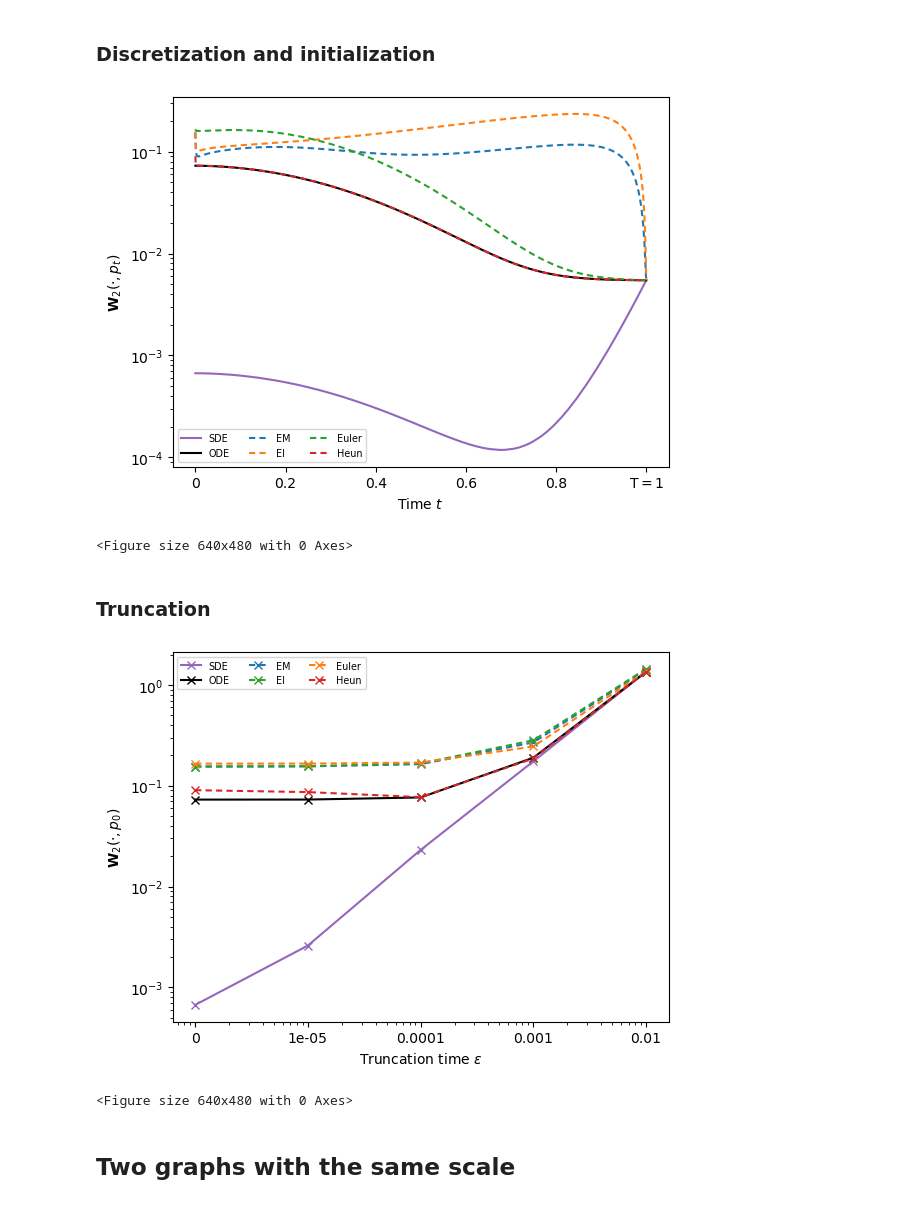
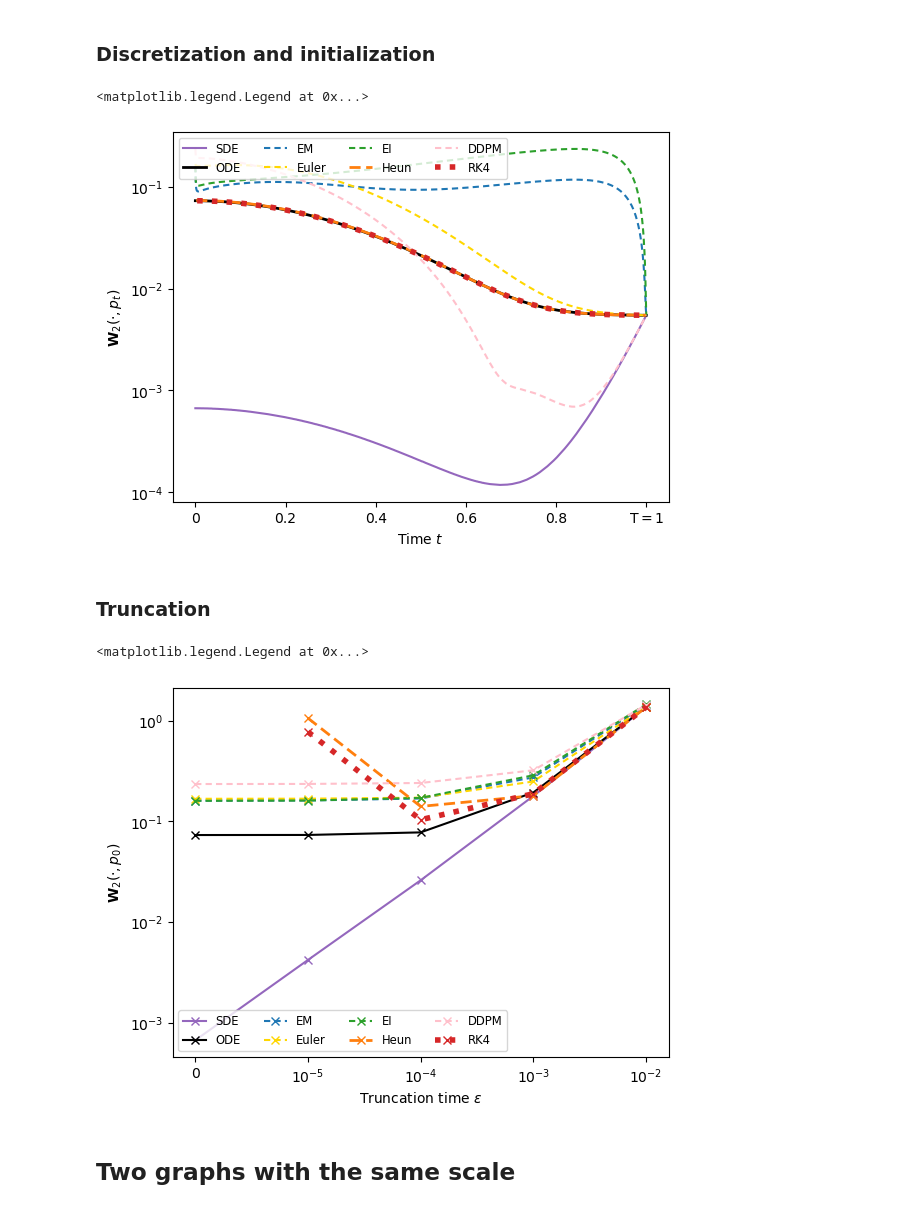
Before and after one commit to emilePi/Diffusion-models-for-Gaussian-distributions-Exact-solutions-and-Wasserstein-errors, a Jupyter notebook: code/Gaussian_diffusion_W2.ipynb, the cells around one changed output. Cells and saved outputs as stored; diff of their text form; code cells hidden in the pictures.

```diff
--- a/code/Gaussian_diffusion_W2.ipynb
+++ b/code/Gaussian_diffusion_W2.ipynb
@@ -378,8 +507,10 @@ Bellow, the code to plot the Figure 1 of [ [ 1 ] ](#ref1) showing the Wasserstei
 ### Discretization and initialization
 # %%
 T = 1
-N = 1000
-tk = np.array([T*k/(N-1) for k in range(N)])
+NFE = 1000
+tk = np.array([T*k/(NFE-1) for k in range(NFE)])
+tk_Heun = np.array([T*k/(NFE//2-1) for k in range(NFE//2)])
+tk_RK4 = np.array([T*k/(NFE//4-1) for k in range(NFE//4)])
 
 
 W2_SDE = [W2(lamb_SDE_t(lamb,T-t),lamb_Sigma_t(lamb,T-t)) for t in tk]
@@ -387,33 +518,38 @@ W2_SDE.reverse()
 W2_ODE = [W2(lamb_ODE_t(lamb,T-t),lamb_Sigma_t(lamb,T-t)) for t in tk]
 W2_ODE.reverse()
 
-plt.semilogy(tk,W2_SDE,'-',label='SDE',color='tab:purple')
-plt.semilogy(tk,W2_ODE,'-',label='ODE',color='k')
 
 das = (3,2)
-plt.semilogy(tk,W2_EM(N,lamb),'--',label='EM',dashes=das,color='C0')
-plt.semilogy(tk,W2_EI(N,lamb),'--',label='EI',dashes=das,color='tab:green')
-plt.semilogy(tk,W2_Euler(N,lamb),'--',label='Euler',dashes=das,color='tab:orange')
-plt.semilogy(tk,W2_Heun(N,lamb),'--',label='Heun',dashes=das,color='tab:red')
+#das_RK4 = (3,4)
+plt.semilogy(tk,W2_SDE,'-',label='SDE',color='tab:purple')
+plt.semilogy(tk,W2_ODE,'-',label='ODE',color='k',lw=2)
 
+plt.semilogy(tk,W2_EM(NFE,lamb),'--',label='EM',dashes=das,color='C0')
+plt.semilogy(tk,W2_Euler(NFE,lamb),'--',label='Euler',dashes=das,color='gold')
+
+plt.semilogy(tk,W2_EI(NFE,lamb),'--',label='EI',dashes=das,color='tab:green')
+plt.semilogy(tk_Heun,W2_Heun(NFE//2,lamb),'--',label='Heun',dashes=(4,2),color='tab:orange',lw=2)
+
+plt.semilogy(tk,W2_DDPM(NFE,lamb),'--',label='DDPM',dashes=das,color='pink')
+plt.semilogy(tk_RK4,W2_RK4(NFE//4,lamb),':',label='RK4',color='tab:red',lw=4)
 
 
 plt.ylabel('$\mathbf{W}_2(\cdot,p_t)$')
 axes = plt.gca()
 axes.xaxis.set_ticks([0,0.2,0.4,0.6,0.8,1.0])
 axes.xaxis.set_ticklabels(["0","0.2","0.4","0.6","0.8",r"$\mathrm{T} = 1$"])
-
+axes.minorticks_off()
 plt.xlabel('Time $t$')
 
 
-plt.legend( ncol=3,fontsize='x-small')
+plt.legend(loc ='upper left' ,ncol=4,fontsize='small')
 
-plt.show()
 
-plt.savefig(PATH_output+'discretization_initialization_error.pdf', bbox_inches='tight', dpi=100)
+
+#plt.savefig(PATH_output+'discretization_initialization_error.pdf', bbox_inches='tight', dpi=100)
 # %% [output]
+<matplotlib.legend.Legend at 0x...>
-[figure, old version]
+[figure, new version]
-<Figure size 640x480 with 0 Axes>
 # %% [markdown]
 ### Truncation
 # %%
@@ -423,50 +559,60 @@ W2_eps_EM = []
 W2_eps_EI = []
 W2_eps_Euler = []
 W2_eps_Heun = []
+W2_eps_DDPM = []
+W2_eps_RK4 = []
 W2_eps_SDE = []
 W2_eps_ODE = []
 
-N = 1000
+NFE = 1000
 
 eps_list_graph = [0,10**-5,10**-4,10**-3,10**-2]
 for t_eps in eps_list_graph :
-    W2_eps_EM.append(W2_EM(N,lamb,t_eps,all_t=False))
-    W2_eps_EI.append(W2_EI(N,lamb,t_eps,all_t=False))
-    W2_eps_Euler.append(W2_Euler(N,lamb,t_eps,all_t=False))
-    W2_eps_Heun.append(W2_Heun(N,lamb,t_eps,all_t=False))
+    W2_eps_EM.append(W2_EM(NFE,lamb,t_eps,all_t=False))
+    W2_eps_EI.append(W2_EI(NFE,lamb,t_eps,all_t=False))
+    W2_eps_DDPM.append(W2_DDPM(NFE,lamb,t_eps,all_t=False))
+    W2_eps_Euler.append(W2_Euler(NFE,lamb,t_eps,all_t=False))
+    W2_eps_Heun.append(W2_Heun(NFE//2,lamb,t_eps,all_t=False))
+    W2_eps_RK4.append(W2_RK4(NFE//4,lamb,t_eps,all_t=False))
     W2_eps_SDE.append(W2(lamb_SDE_t(lamb,t_eps),lamb_Sigma_t(lamb,0)))
     W2_eps_ODE.append(W2(lamb_ODE_t(lamb,t_eps),lamb_Sigma_t(lamb,0)))
 # %%
 plt.figure()
 
 T_eps_plot = [10**-6,10**-5,10**-4,10**-3,10**-2]
 #The 'zero eps' is plotted at 10**-6 to enable the loglog setting
 
+
+das = (3,2)
 plt.loglog(T_eps_plot,W2_eps_SDE,'-x',label='SDE',color='tab:purple')
 plt.loglog(T_eps_plot,W2_eps_ODE,'-x',label='ODE',color='k')
-das = (3,2)
+
 plt.loglog(T_eps_plot,W2_eps_EM,'--x',label='EM',dashes=das,color='C0')
+plt.loglog(T_eps_plot,W2_eps_Euler,'--x',label='Euler',dashes=das,color='gold')
+
 plt.loglog(T_eps_plot,W2_eps_EI,'--x',label='EI',dashes=das,color='tab:green')
-plt.loglog(T_eps_plot,W2_eps_Euler,'--x',label='Euler',dashes=das,color='tab:orange')
-plt.loglog(T_eps_plot,W2_eps_Heun,'--x',label='Heun',dashes=das,color='tab:red')
+plt.loglog(T_eps_plot,W2_eps_Heun,'--x',label='Heun',dashes=(4,2),color='tab:orange',lw=2)
+
+plt.loglog(T_eps_plot,W2_eps_DDPM,'--x',label='DDPM',dashes=das,color='pink')
+plt.loglog(T_eps_plot,W2_eps_RK4,':x',label='RK4',color='tab:red',lw=4)
 
 #plt.legend()
 axes = plt.gca()
 axes.xaxis.set_ticks(T_eps_plot)
-axes.xaxis.set_ticklabels([str(t_eps) for t_eps in eps_list_graph])
+axes.xaxis.set_ticklabels(['0','$10^{-5}$','$10^{-4}$','$10^{-3}$','$10^{-2}$'])
+axes.minorticks_off()
+
 plt.ylabel('$\mathbf{W}_2(\cdot,p_0)$')
 
 plt.xlabel(r'Truncation time $\varepsilon$')
 
 
-plt.legend(ncol=3,fontsize='x-small')
+plt.legend(loc ='lower left' ,ncol=4,fontsize='small')
 
-plt.show()
-
-plt.savefig(PATH_output+'truncation_error.pdf', bbox_inches='tight', dpi=100)
+#plt.savefig(PATH_output+'truncation_error.pdf', bbox_inches='tight', dpi=100)
 # %% [output]
+<matplotlib.legend.Legend at 0x...>
-[figure, old version]
+[figure, new version]
-<Figure size 640x480 with 0 Axes>
 # %% [markdown]
 ## Two graphs with the same scale
 # %%
```
Also changed, not shown: parts of 27 cells of this notebook, 9 other files.
